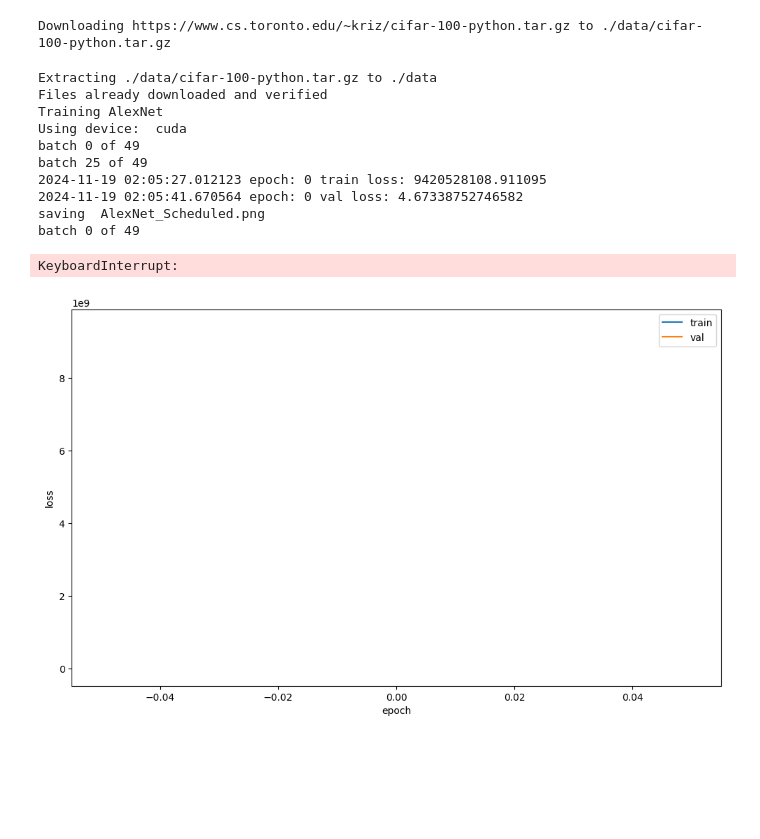
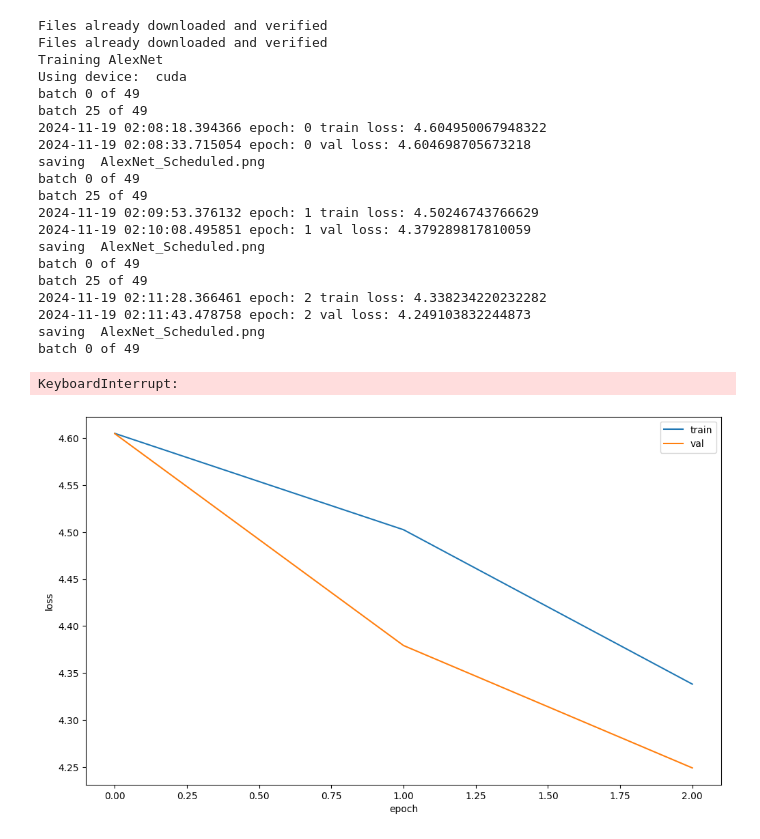
Before and after one commit to eparly/Labs, a Jupyter notebook: Lab3/train.ipynb, the cells around one changed output. Drawn from its saved outputs; the diff is of its cells as text; code cells hidden in the pictures; blank space fills up the shorter version.

```diff
--- a/Lab3/train.ipynb
+++ b/Lab3/train.ipynb
@@ -41,7 +41,7 @@ models_dict = {
 # Training function
 def train(model, device, train_loader, val_loader, num_epochs, checkpoint_epochs, save_file=None, plot_file=None):
     criterion = nn.CrossEntropyLoss()
-    optimizer = optim.Adam(model.parameters(), lr=0.001, weight_decay=0.001)
+    optimizer = optim.Adam(model.parameters(), lr=0.01, weight_decay=0.001)
     scheduler = torch.optim.lr_scheduler.ReduceLROnPlateau(optimizer, 'min')
     train_losses, val_losses = [], []
 
@@ -113,43 +113,52 @@ def test(model, test_loader, top_k):
         for inputs, labels in test_loader:
             outputs = model(inputs)
             _, pred_top5 = outputs.topk(5, 1, largest=True, sorted=True)
             top1_errors += (pred_top5[:, 0] != labels).sum().item()
             top5_errors += (pred_top5 == labels.view(-1, 1)).sum().item()
 
     total_samples = len(test_loader.dataset)
     top1_error_rate = top1_errors / total_samples
     top5_error_rate = (total_samples - top5_errors) / total_samples
     return top1_error_rate, top5_error_rate
 
 # Run the process for each model
 checkpoint_epochs = [5, 50]  # Modify '50' to the desired full convergence epoch count
 results = {}
 for model_name, model in models_dict.items():
     print(f"Training {model_name}")
     print('Using device: ', device)
     model = model.to(device)
     train_losses, val_losses = train(model, device, train_loader, val_loader, num_epochs=50, checkpoint_epochs=checkpoint_epochs, save_file=f"{model_name}_Scheduled.pth", plot_file=f"{model_name}_Scheduled.png")
 
     # Test both checkpoints
     for epoch in checkpoint_epochs:
         model.load_state_dict(torch.load(f"{model_name}_epoch_{epoch}.pth"))
         top1, top5 = test(model, test_loader, top_k=5)
         results[f"{model_name}_epoch_{epoch}"] = {"top1_error": top1, "top5_error": top5}
         print(f"{model_name} Epoch {epoch} - Top-1 Error: {top1}, Top-5 Error: {top5}")
 
 # Save or print final results
 print("Final results:", results)
 # %% [output]
-Downloading https://www.cs.toronto.edu/~kriz/cifar-100-python.tar.gz to ./data/cifar-100-python.tar.gz
+Files already downloaded and verified
+Files already downloaded and verified
+Training AlexNet
+Using device:  cuda
+batch 0 of 49
+batch 25 of 49
+2024-11-19 02:08:18.394366 epoch: 0 train loss: 4.604950067948322
+2024-11-19 02:08:33.715054 epoch: 0 val loss: 4.604698705673218
+saving  AlexNet_Scheduled.png
+batch 0 of 49
+batch 25 of 49
+2024-11-19 02:09:53.376132 epoch: 1 train loss: 4.50246743766629
+2024-11-19 02:10:08.495851 epoch: 1 val loss: 4.379289817810059
+saving  AlexNet_Scheduled.png
+batch 0 of 49
+batch 25 of 49
+2024-11-19 02:11:28.366461 epoch: 2 train loss: 4.338234220232282
+2024-11-19 02:11:43.478758 epoch: 2 val loss: 4.249103832244873
+saving  AlexNet_Scheduled.png
+batch 0 of 49
-Extracting ./data/cifar-100-python.tar.gz to ./data
-Files already downloaded and verified
-Training AlexNet
-Using device:  cuda
-batch 0 of 49
-batch 25 of 49
-2024-11-19 02:05:27.012123 epoch: 0 train loss: 9420528108.911095
-2024-11-19 02:05:41.670564 epoch: 0 val loss: 4.67338752746582
-saving  AlexNet_Scheduled.png
-batch 0 of 49
+KeyboardInterrupt:
-KeyboardInterrupt:
-[figure, old version]
+[figure, new version]
```
